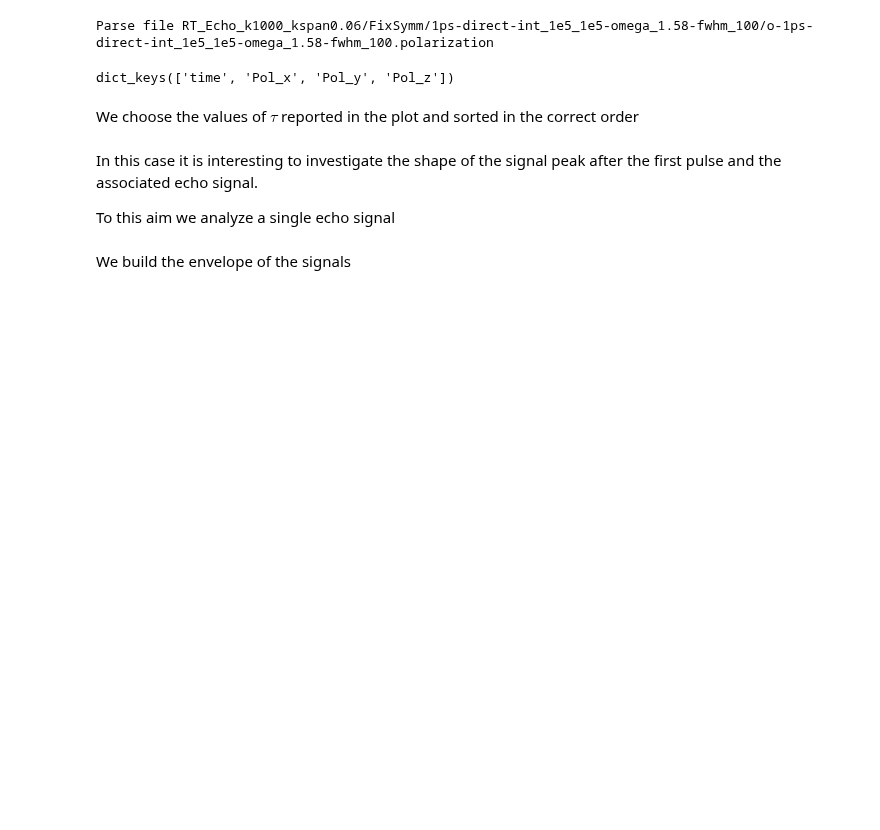
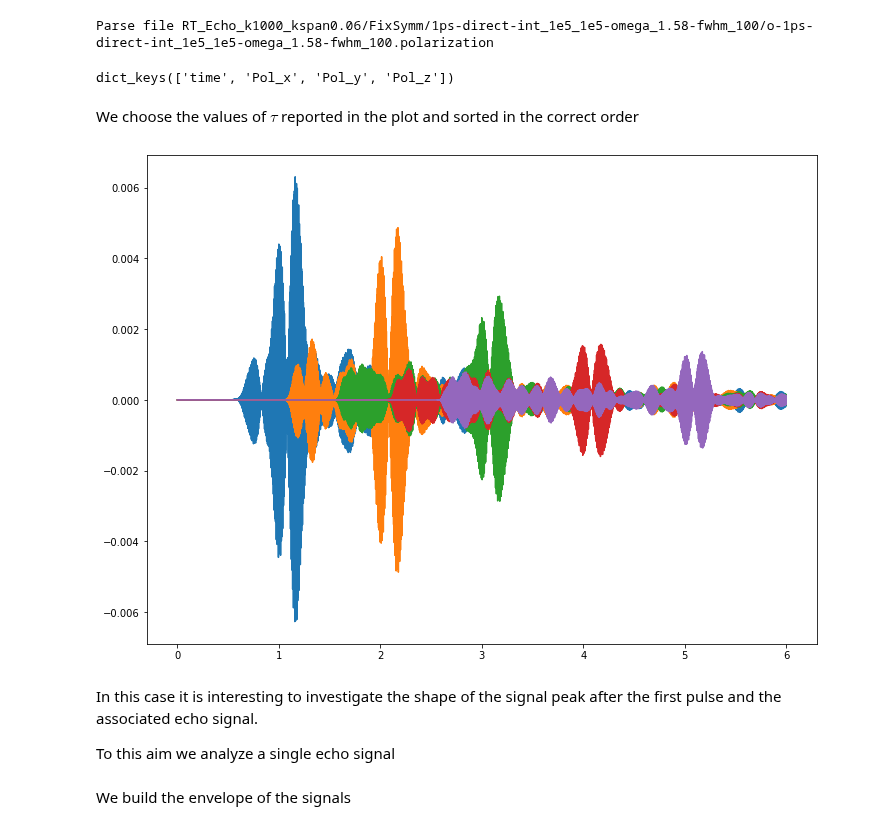
Before and after one commit to marcodalessandro76/Echo_mechanisms_decay_time_optical_orientation, a Jupyter notebook: PHOTON_ECO/ANALYSIS_Plot.ipynb, the cells around one changed output. Cells and saved outputs as stored; diff of their text form; code cells hidden in the pictures; blank space fills up the shorter version.

```diff
--- a/PHOTON_ECO/ANALYSIS_Plot.ipynb
+++ b/PHOTON_ECO/ANALYSIS_Plot.ipynb
@@ -409,6 +409,18 @@ profile = data_loaded['profile']
 for t in tau:
     echo[t] = np.array(echo[t])
     profile[t] = np.array(profile[t])
+
+tmax_echo = {}
+for t in tau:
+    tmax_echo[t] = time[np.argmax(echo[t])]
+
+tmax_px_ref = time[np.argmax(px_ref)]
+# %%
+plt.figure(figsize=(12,9))
+for t in tau:
+    plt.plot(time,echo[t])
+# %% [output]
+[figure, added]
 # %% [markdown]
 In this case it is interesting to investigate the shape of the signal peak after the first pulse and
 the associated echo signal.
```
Also changed, not shown: parts of 66 cells of this notebook, 1 other file.
